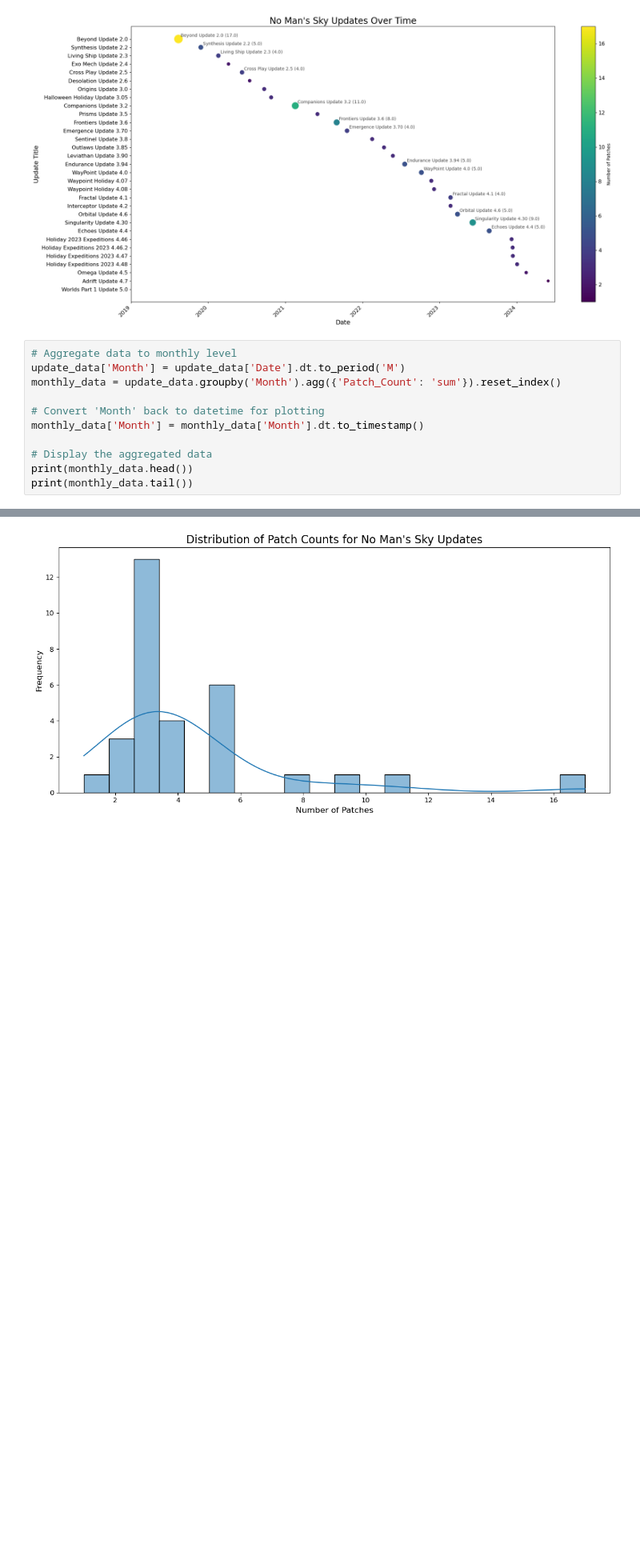
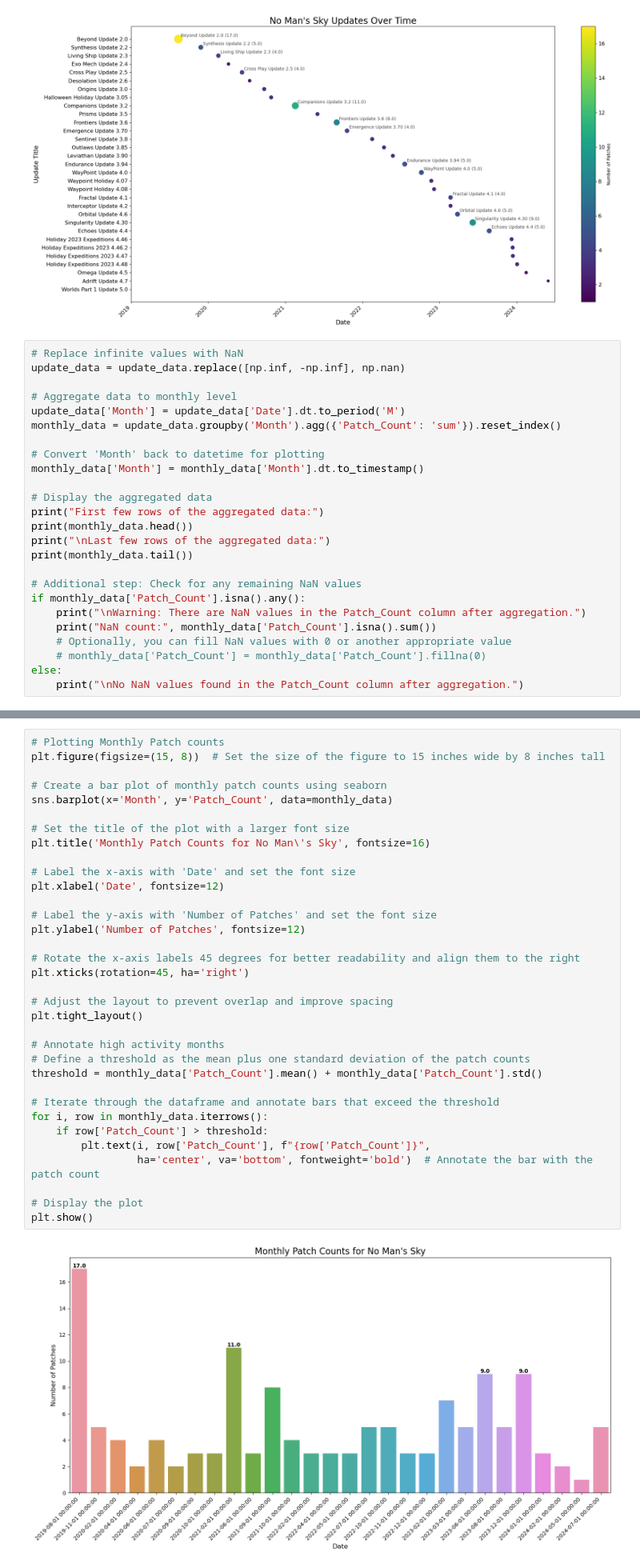
Before and after one commit to SikoticVinyl/Project1, a Jupyter notebook: UpdateAnalysis/noman_Updates.ipynb, the cells around one changed output, grey strips where cells are left out. Shown at 80% size. Saved outputs shown, nothing was run; the diff lists cells and outputs as text; blank space fills up the shorter version.

Commit message:
added some test to noman sky data.

```diff
--- a/UpdateAnalysis/noman_Updates.ipynb
+++ b/UpdateAnalysis/noman_Updates.ipynb
@@ -395,6 +395,9 @@ plt.show()
 # %% [output]
 [figure]
 # %%
+# Replace infinite values with NaN
+update_data = update_data.replace([np.inf, -np.inf], np.nan)
+
 # Aggregate data to monthly level
 update_data['Month'] = update_data['Date'].dt.to_period('M')
 monthly_data = update_data.groupby('Month').agg({'Patch_Count': 'sum'}).reset_index()
@@ -403,6 +406,17 @@ monthly_data = update_data.groupby('Month').agg({'Patch_Count': 'sum'}).reset_in
 monthly_data['Month'] = monthly_data['Month'].dt.to_timestamp()
 
 # Display the aggregated data
+print("First few rows of the aggregated data:")
 print(monthly_data.head())
+print("\nLast few rows of the aggregated data:")
 print(monthly_data.tail())
+
+# Additional step: Check for any remaining NaN values
+if monthly_data['Patch_Count'].isna().any():
+    print("\nWarning: There are NaN values in the Patch_Count column after aggregation.")
+    print("NaN count:", monthly_data['Patch_Count'].isna().sum())
+    # Optionally, you can fill NaN values with 0 or another appropriate value
+    # monthly_data['Patch_Count'] = monthly_data['Patch_Count'].fillna(0)
+else:
+    print("\nNo NaN values found in the Patch_Count column after aggregation.")
 # %% [output]
@@ -421,3 +440,36 @@ print(monthly_data.tail())
 # %%
+# Plotting Monthly Patch counts
+plt.figure(figsize=(15, 8))  # Set the size of the figure to 15 inches wide by 8 inches tall
+
+# Create a bar plot of monthly patch counts using seaborn
+sns.barplot(x='Month', y='Patch_Count', data=monthly_data)
+
+# Set the title of the plot with a larger font size
+plt.title('Monthly Patch Counts for No Man\'s Sky', fontsize=16)
+
+# Label the x-axis with 'Date' and set the font size
+plt.xlabel('Date', fontsize=12)
+
+# Label the y-axis with 'Number of Patches' and set the font size
+plt.ylabel('Number of Patches', fontsize=12)
+
+# Rotate the x-axis labels 45 degrees for better readability and align them to the right
+plt.xticks(rotation=45, ha='right')
+
+# Adjust the layout to prevent overlap and improve spacing
+plt.tight_layout()
+
+# Annotate high activity months
+# Define a threshold as the mean plus one standard deviation of the patch counts
+threshold = monthly_data['Patch_Count'].mean() + monthly_data['Patch_Count'].std()
+
+# Iterate through the dataframe and annotate bars that exceed the threshold
+for i, row in monthly_data.iterrows():
+    if row['Patch_Count'] > threshold:
+        plt.text(i, row['Patch_Count'], f"{row['Patch_Count']}",
+                 ha='center', va='bottom', fontweight='bold')  # Annotate the bar with the patch count
+
+# Display the plot
+plt.show()
 # %% [output]
-[figure, old version]
+[figure, new version]
```
Also changed, not shown: parts of 4 cells of this notebook.
